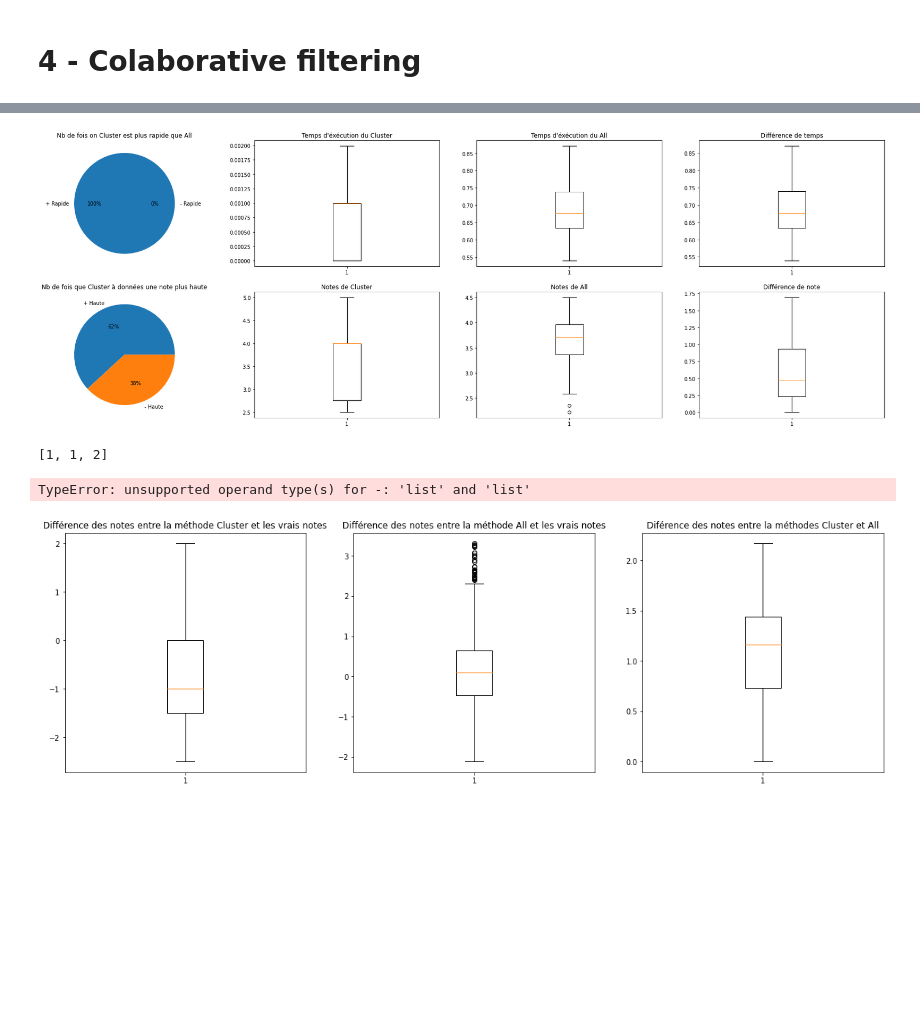
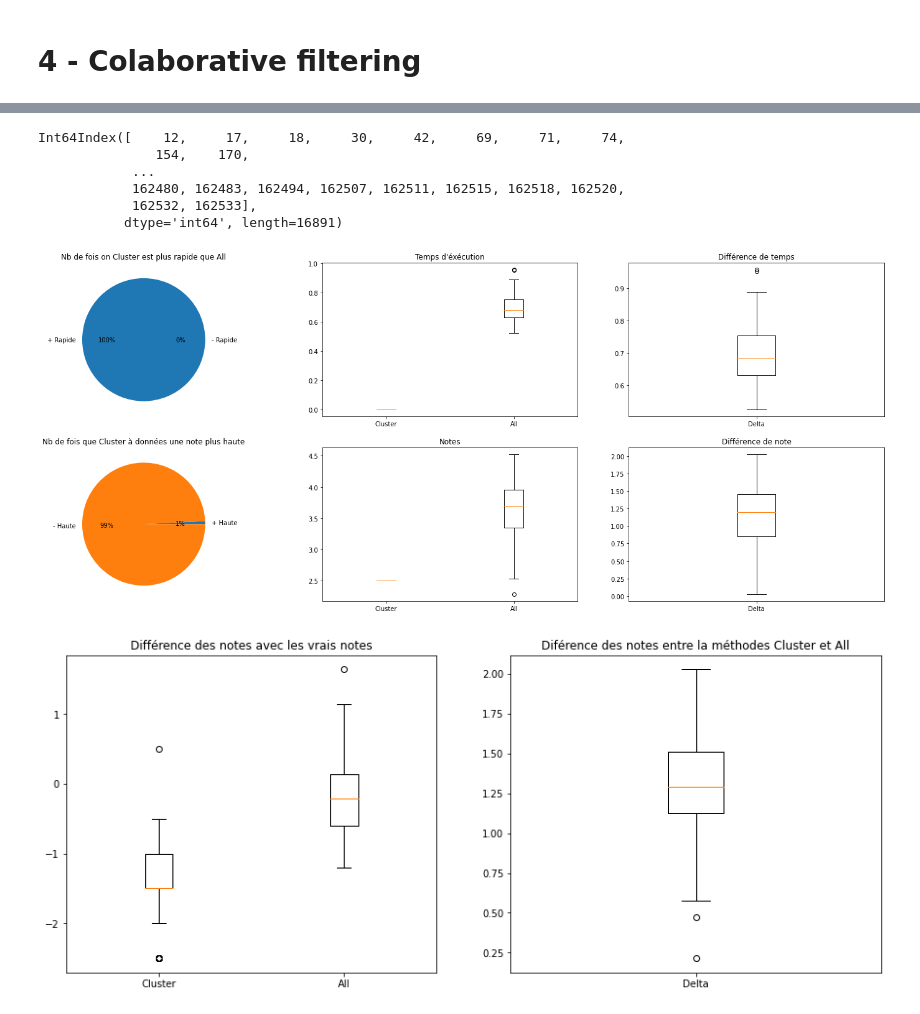
Before and after one commit to StundFR/ClusteringRecommendation, a Jupyter notebook: GroupLens/groupLens.ipynb, the cells around one changed output, grey strips where cells are left out. Drawn from its saved outputs; the diff is of its cells as text; code cells hidden in the pictures; blank space fills up the shorter version.

```diff
--- a/GroupLens/groupLens.ipynb
+++ b/GroupLens/groupLens.ipynb
@@ -82,7 +82,7 @@ if not ("userId_title_df" in locals()):
     userId_title_df = pd.read_csv(f"{data_folder}userId_title_df.csv", sep=";")
 
 #On supprime les utilisateurs qui n'ont pas assez donnés de notes
-userId_title_df = userId_title_df.dropna(axis=0, thresh=60).drop(userId_title_df.columns[0], axis=1)
+userId_title_df = userId_title_df.dropna(axis=0, thresh=50).drop(userId_title_df.columns[0], axis=1)
 # %% [markdown]
 # 4 - Colaborative filtering
 # %%
@@ -97,3 +97,4 @@ userId_title_std.shape
 # %%
 #Création de la matrice de cosinus distance
 cos = cosine_similarity(userId_title_std)
+cos_df = pd.DataFrame(cos, index=userId_title_std.index, columns=userId_title_std.index)
@@ -100,3 +111,12 @@ cos = cosine_similarity(userId_title_std)
+# %%
+userId_title_df.index[2:]
+# %% [output]
+Int64Index([    12,     17,     18,     30,     42,     69,     71,     74,
+               154,    170,
+            ...
+            162480, 162483, 162494, 162507, 162511, 162515, 162518, 162520,
+            162532, 162533],
+           dtype='int64', length=16891)
 # %%
 #On garde les candidats similaire et complétement opposé
 eps = 0.8
@@ -132,14 +154,13 @@ def guess_rate_cluster(user, title):
 # %%
 #On devine la note en fonction de tous les candidats
 def guess_rate_all(user, title):
-    L = len(cos)
     rate = 0
     coef = 0
 
-    for i in range(L):
-        if (i != user) and not (pd.isnull(userId_title_df.iloc[i][title])):
-            rate += cos[user, i]*userId_title_df.iloc[i][title]
-            coef += cos[user, i]
+    for i in userId_title_df.index():
+        if (i != user) and not (pd.isnull(userId_title_df.loc[i, title])):
+            rate += cos_df.loc[user, i]*userId_title_df.loc[i, title]
+            coef += cos_df.loc[user, i]
 
     if (coef == 0):
             return 2.5
@@ -149,7 +170,7 @@ def guess_rate_all(user, title):
 #On compare les deux méthodes
 from time import time
 
-user = 12
+user = 2
 titles = userId_title_df.columns
 
 deltaT = []
@@ -180,36 +201,31 @@ for title in tqdm(titles):
     positif += 1 if (dT > 0) else 0
 # %%
 #On affiche graphiquement le comparatif
-plt.figure(figsize=(30,10))
+plt.figure(figsize=(25,10))
 
 j = 0
-plots_pie = [[positif, len(t1)-positif], [sup, len(n1)-sup]]
+plots_pie = [[positif, len(t_cluster)-positif], [sup, len(n_cluster)-sup]]
 labels_pie = [["+ Rapide", "- Rapide"], ["+ Haute", "- Haute"]]
 titles_pie = ["Nb de fois on Cluster est plus rapide que All", "Nb de fois que Cluster à données une note plus haute"]
 
 k = 0
-plots_box = [t1, t2, deltaT, n1, n2, deltaN]
-titles_box = ["Temps d'éxécution du Cluster", "Temps d'éxécution du All", "Différence de temps", "Notes de Cluster", "Notes de All", "Différence de note"]
+plots_box = [[t_cluster, t_all], deltaT, [n_cluster, n_all], deltaN]
+labels_box = [["Cluster", "All"], ["Delta"], ["Cluster", "All"], ["Delta"]]
+titles_box = ["Temps d'éxécution", "Différence de temps", "Notes", "Différence de note"]
 
-for i in range(8):
-    plt.subplot(2, 4, i+1)
+for i in range(6):
+    plt.subplot(2, 3, i+1)
 
-    if i+1 in [1, 5]:
+    if i+1 in [1, 4]:
         plt.pie(plots_pie[j], labels=labels_pie[j], autopct='%.0f%%')
         plt.title(titles_pie[j])
         j += 1
     else:
-        plt.boxplot(plots_box[k])
+        plt.boxplot(plots_box[k], labels=labels_box[k])
         plt.title(titles_box[k])
         k += 1
 
 plt.show()
 # %% [output]
-[figure, old version]
+[figure, new version]
-# %%
-c = [1]
-c += [1, 2]
-c
-# %% [output]
-[1, 1, 2]
 # %%
@@ -231,27 +247,23 @@ for user in tqdm(users):
         delta.append(np.abs(all-clust))
         n_cluster.append(clust)
         n_all.append(all)
-# %%
-n_cluster-n_true
-# %% [output]
-TypeError: unsupported operand type(s) for -: 'list' and 'list'
 # %%
-plt.figure(figsize=(20,6))
-
 delta_cluster = []
 delta_all = []
 for i in range(len(n_true)):
     delta_cluster.append(n_cluster[i]-n_true[i])
     delta_all.append(n_all[i]-n_true[i])
 
-plots = [delta_cluster, delta_all, delta]
-titles = ["Différence des notes entre la méthode Cluster et les vrais notes", "Différence des notes entre la méthode All et les vrais notes", "Diférence des notes entre la méthodes Cluster et All"]
+plots = [[delta_cluster, delta_all], delta]
+labels = [["Cluster", "All"], ["Delta"]]
+titles = ["Différence des notes avec les vrais notes", "Diférence des notes entre la méthodes Cluster et All"]
 
-for i in range(3):
-    plt.subplot(1, 3, i+1)
-    plt.boxplot(plots[i])
+plt.figure(figsize=(15,6))
+for i in range(2):
+    plt.subplot(1, 2, i+1)
+    plt.boxplot(plots[i], labels=labels[i])
     plt.title(titles[i])
 
 plt.show()
 # %% [output]
-[figure, old version]
+[figure, new version]
```
Also changed, not shown: parts of 8 cells of this notebook.
